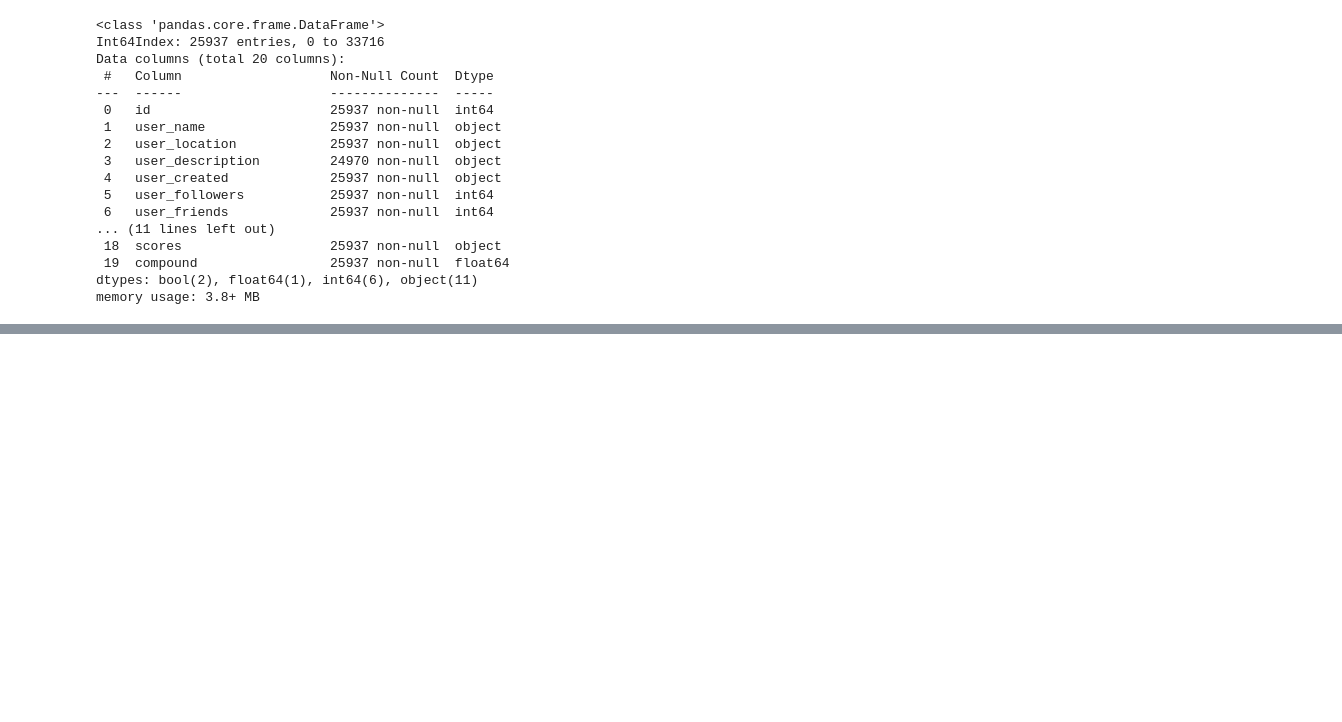
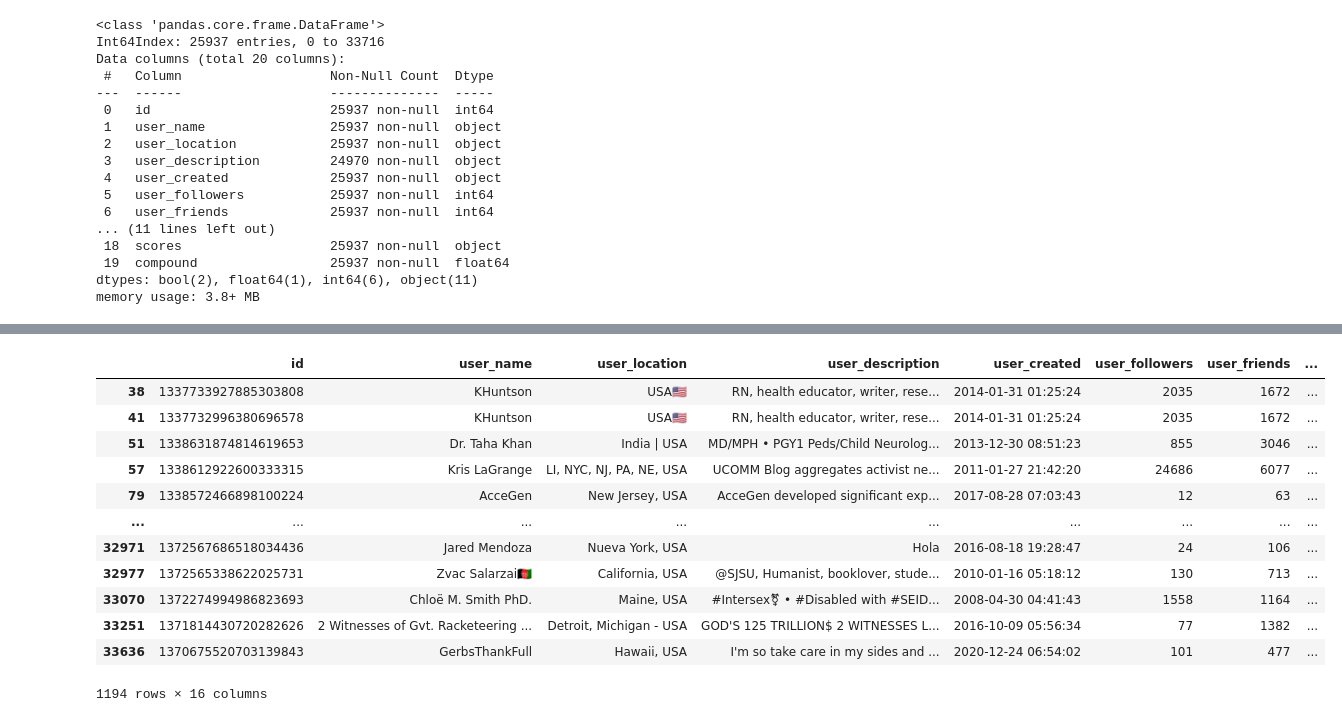
Before and after one commit to kevintr/DS_LAB_PSYCOLOGY_2021, a Jupyter notebook: DsLabCoronaVirus.ipynb, the cells around one changed output, grey strips where cells are left out. Drawn from its saved outputs; the diff is of its cells as text; code cells hidden in the pictures; blank space fills up the shorter version.

```diff
--- a/DsLabCoronaVirus.ipynb
+++ b/DsLabCoronaVirus.ipynb
@@ -303,0 +397,16 @@ Name: hashtags, Length: 25937, dtype: object
+# %%
+vaccination.loc[vaccination['user_location'].str.contains('USA', regex=False, na=False)]
+# %% [output]
+|  | id | user_name | user_location | user_description | user_created | user_followers | user_friends | ... |
+| 38 | 1337733927885303808 | KHuntson | USA🇺🇸 | RN, health educator, writer, rese... | 2014-01-31 01:25:24 | 2035 | 1672 | ... |
+| 41 | 1337732996380696578 | KHuntson | USA🇺🇸 | RN, health educator, writer, rese... | 2014-01-31 01:25:24 | 2035 | 1672 | ... |
+| 51 | 1338631874814619653 | Dr. Taha Khan | India | USA | MD/MPH • PGY1 Peds/Child Neurolog... | 2013-12-30 08:51:23 | 855 | 3046 | ... |
+| 57 | 1338612922600333315 | Kris LaGrange | LI, NYC, NJ, PA, NE, USA | UCOMM Blog aggregates activist ne... | 2011-01-27 21:42:20 | 24686 | 6077 | ... |
+| 79 | 1338572466898100224 | AcceGen | New Jersey, USA | AcceGen developed significant exp... | 2017-08-28 07:03:43 | 12 | 63 | ... |
+| ... | ... | ... | ... | ... | ... | ... | ... | ... |
+| 32971 | 1372567686518034436 | Jared Mendoza | Nueva York, USA | Hola | 2016-08-18 19:28:47 | 24 | 106 | ... |
+| 32977 | 1372565338622025731 | Zvac Salarzai🇦🇫 | California, USA | @SJSU, Humanist, booklover, stude... | 2010-01-16 05:18:12 | 130 | 713 | ... |
+| 33070 | 1372274994986823693 | Chloë M. Smith PhD. | Maine, USA | #Intersex⚧ • #Disabled with #SEID... | 2008-04-30 04:41:43 | 1558 | 1164 | ... |
+| 33251 | 1371814430720282626 | 2 Witnesses of Gvt. Racketeering ... | Detroit, Michigan - USA | GOD'S 125 TRILLION$ 2 WITNESSES L... | 2016-10-09 05:56:34 | 77 | 1382 | ... |
+| 33636 | 1370675520703139843 | GerbsThankFull | Hawaii, USA | I'm so take care in my sides and ... | 2020-12-24 06:54:02 | 101 | 477 | ... |
+1194 rows × 16 columns
```
Also changed, not shown: parts of 15 cells of this notebook.
